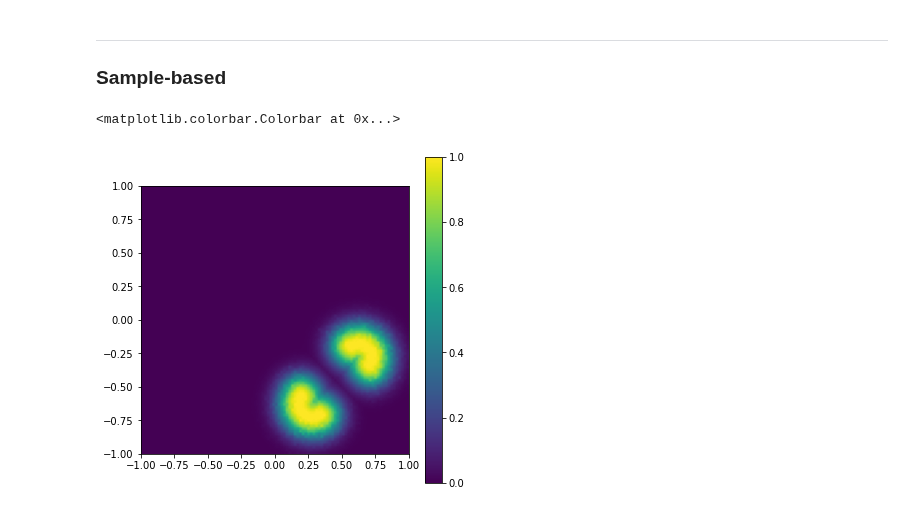
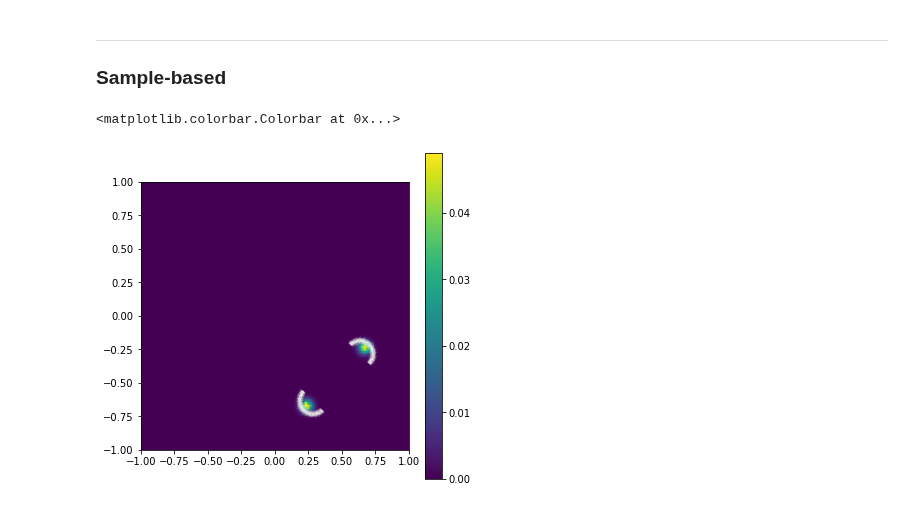
Before and after one commit to mackelab/neuralgbi, a Jupyter notebook: paper/fig2/notebooks/01_grid_posterior.ipynb, the cells around one changed output. Saved outputs shown, nothing was run; the diff lists cells and outputs as text; code cells hidden in the pictures.

```diff
--- a/paper/fig2/notebooks/01_grid_posterior.ipynb
+++ b/paper/fig2/notebooks/01_grid_posterior.ipynb
@@ -128,15 +135,15 @@ def reference_generalized_likelihood_sample(thetas, x_o, dist_func, simulator, n
 # %%
-gl_mc = reference_generalized_likelihood_sample(thetas, x_o, mse_dist, simulator, n_per_theta=500, beta=1.)
-gl_mc = torch.reshape(gl_mc, th_res)
+simulator = task.get_simulator()
+gl = reference_generalized_loglikelihood_sample(thetas, x_o, mse_dist, simulator, n_per_theta=500)
+gl = torch.reshape(gl, th_res)
-# %%
-
-plt.figure(figsize=(6,6))
-# _ = plt.imshow(-gl_mc.log().numpy().T, extent=[-1,1,-1,1], origin='lower')
-_ = plt.imshow(gl_mc.numpy().T**100, extent=[-1,1,-1,1], origin='lower')
-# plt.plot(posterior_samples[:,0], posterior_samples[:,1], 'w.', ms=0.5, alpha=0.1)
-
-plt.colorbar()
-# %% [output]
-<matplotlib.colorbar.Colorbar at 0x...>
-[figure, removed]
+# %%
+beta = 1000
+posterior_samples = task.get_reference_posterior_samples(obs_num).numpy()
+plt.figure(figsize=(6,6))
+_ = plt.imshow((gl_mc * -beta).exp().numpy().T, extent=[-1,1,-1,1], origin='lower')
+plt.plot(posterior_samples[:,0], posterior_samples[:,1], 'w.', ms=0.5, alpha=0.1)
+plt.colorbar()
+# %% [output]
+<matplotlib.colorbar.Colorbar at 0x...>
+[figure, added]
 # %%
```
Also changed, not shown: parts of 13 cells of this notebook.
